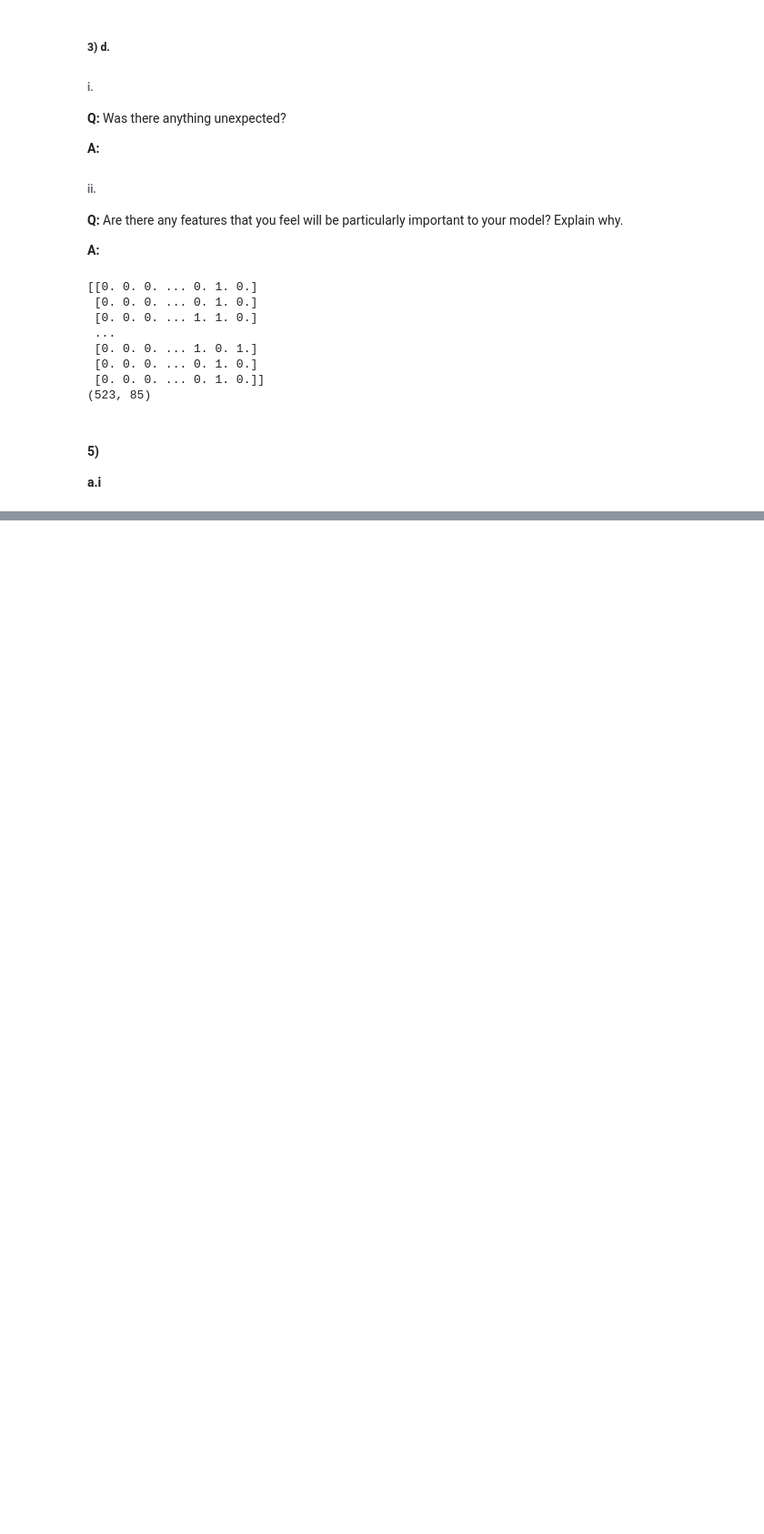
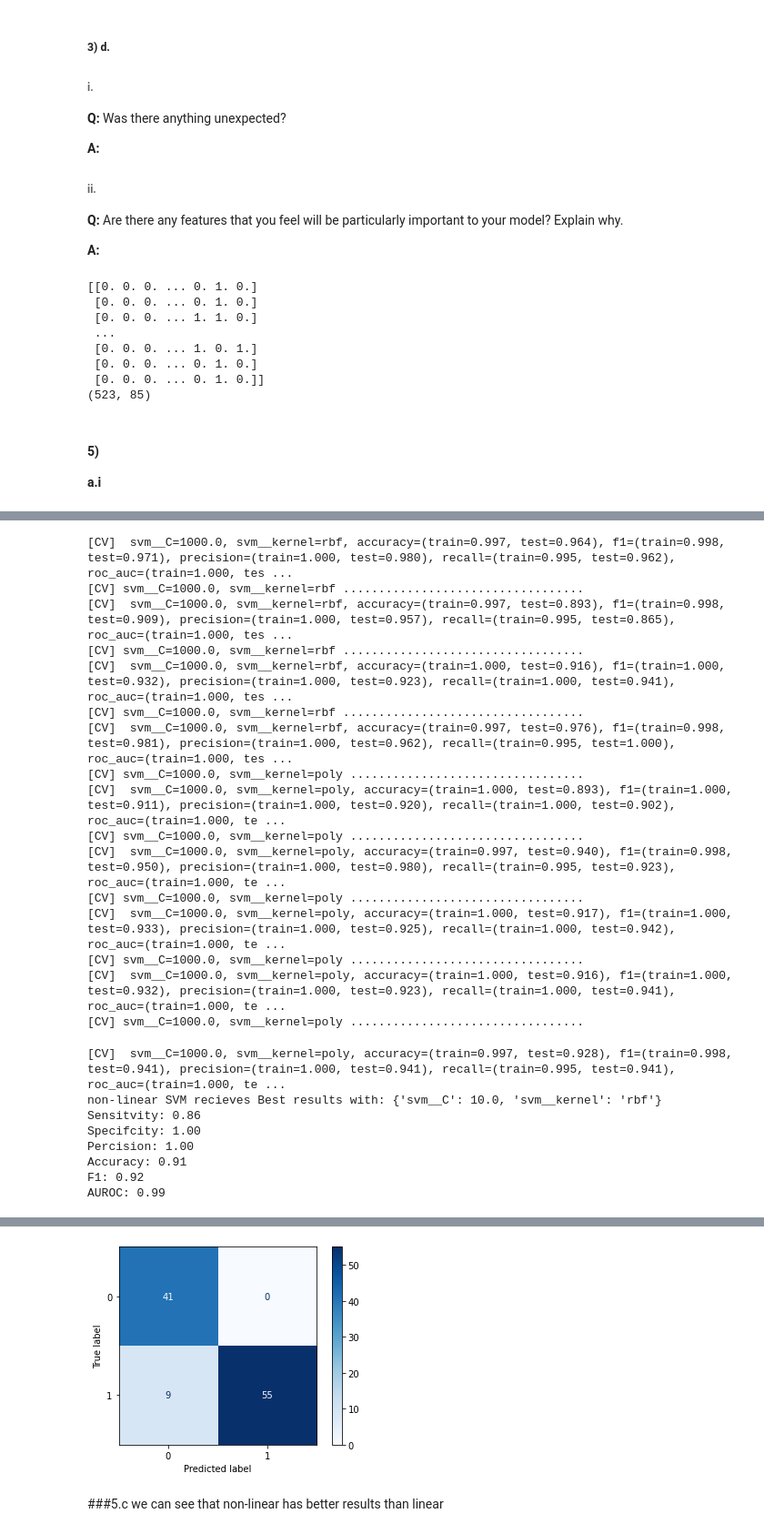
Before and after one commit to mlh-master/hw2_mlh-guy-dor, a Jupyter notebook: HW2.ipynb, the cells around one changed output, grey strips where cells are left out. Shown at 91% size. Saved outputs shown, nothing was run; the diff lists cells and outputs as text; code cells hidden in the pictures; blank space fills up the shorter version.

```diff
--- a/HW2.ipynb
+++ b/HW2.ipynb
@@ -325,0 +374,19 @@ test score for K: 0 C: 10 p: l1 is: 0.8666666666666667
+# %%
+#non-linear classifier
+params = {'svm__kernel': ['rbf', 'poly'],
+          'svm__C':C#,
+          #'svm__gamma': gamma,
+         }
+non_linear_svm = GridSearchCV(estimator=pipe,
+                          param_grid=params,
+                          cv=skf,
+                          scoring=scoring,
+                          refit='roc_auc',
+                          verbose=3,
+                          return_train_score=True)
+
+non_linear_svm.fit(X_train, y_train)
+best_non_linear_svm = non_linear_svm.best_estimator_
+print('non-linear SVM recieves Best results with: {}'.format(non_linear_svm.best_params_))
+plot_print_model_results(non_linear_svm, X_test, y_test)
+# %% [output]
@@ -325,0 +500,24 @@ test score for K: 0 C: 10 p: l1 is: 0.8666666666666667
+[CV]  svm__C=1000.0, svm__kernel=rbf, accuracy=(train=0.997, test=0.964), f1=(train=0.998, test=0.971), precision=(train=1.000, test=0.980), recall=(train=0.995, test=0.962), roc_auc=(train=1.000, tes ...
+[CV] svm__C=1000.0, svm__kernel=rbf ..................................
+[CV]  svm__C=1000.0, svm__kernel=rbf, accuracy=(train=0.997, test=0.893), f1=(train=0.998, test=0.909), precision=(train=1.000, test=0.957), recall=(train=0.995, test=0.865), roc_auc=(train=1.000, tes ...
+[CV] svm__C=1000.0, svm__kernel=rbf ..................................
+[CV]  svm__C=1000.0, svm__kernel=rbf, accuracy=(train=1.000, test=0.916), f1=(train=1.000, test=0.932), precision=(train=1.000, test=0.923), recall=(train=1.000, test=0.941), roc_auc=(train=1.000, tes ...
+[CV] svm__C=1000.0, svm__kernel=rbf ..................................
+[CV]  svm__C=1000.0, svm__kernel=rbf, accuracy=(train=0.997, test=0.976), f1=(train=0.998, test=0.981), precision=(train=1.000, test=0.962), recall=(train=0.995, test=1.000), roc_auc=(train=1.000, tes ...
+[CV] svm__C=1000.0, svm__kernel=poly .................................
+[CV]  svm__C=1000.0, svm__kernel=poly, accuracy=(train=1.000, test=0.893), f1=(train=1.000, test=0.911), precision=(train=1.000, test=0.920), recall=(train=1.000, test=0.902), roc_auc=(train=1.000, te ...
+[CV] svm__C=1000.0, svm__kernel=poly .................................
+[CV]  svm__C=1000.0, svm__kernel=poly, accuracy=(train=0.997, test=0.940), f1=(train=0.998, test=0.950), precision=(train=1.000, test=0.980), recall=(train=0.995, test=0.923), roc_auc=(train=1.000, te ...
+[CV] svm__C=1000.0, svm__kernel=poly .................................
+[CV]  svm__C=1000.0, svm__kernel=poly, accuracy=(train=1.000, test=0.917), f1=(train=1.000, test=0.933), precision=(train=1.000, test=0.925), recall=(train=1.000, test=0.942), roc_auc=(train=1.000, te ...
+[CV] svm__C=1000.0, svm__kernel=poly .................................
+[CV]  svm__C=1000.0, svm__kernel=poly, accuracy=(train=1.000, test=0.916), f1=(train=1.000, test=0.932), precision=(train=1.000, test=0.923), recall=(train=1.000, test=0.941), roc_auc=(train=1.000, te ...
+[CV] svm__C=1000.0, svm__kernel=poly .................................
+[CV]  svm__C=1000.0, svm__kernel=poly, accuracy=(train=0.997, test=0.928), f1=(train=0.998, test=0.941), precision=(train=1.000, test=0.941), recall=(train=0.995, test=0.941), roc_auc=(train=1.000, te ...
+non-linear SVM recieves Best results with: {'svm__C': 10.0, 'svm__kernel': 'rbf'}
+Sensitvity: 0.86
+Specifcity: 1.00
+Percision: 1.00
+Accuracy: 0.91
+F1: 0.92
+AUROC: 0.99
@@ -325,0 +525,4 @@ test score for K: 0 C: 10 p: l1 is: 0.8666666666666667
+[figure, added]
+# %% [markdown]
+###5.c
+we can see that non-linear has better results than linear
```
Also changed, not shown: parts of 5 cells of this notebook.
